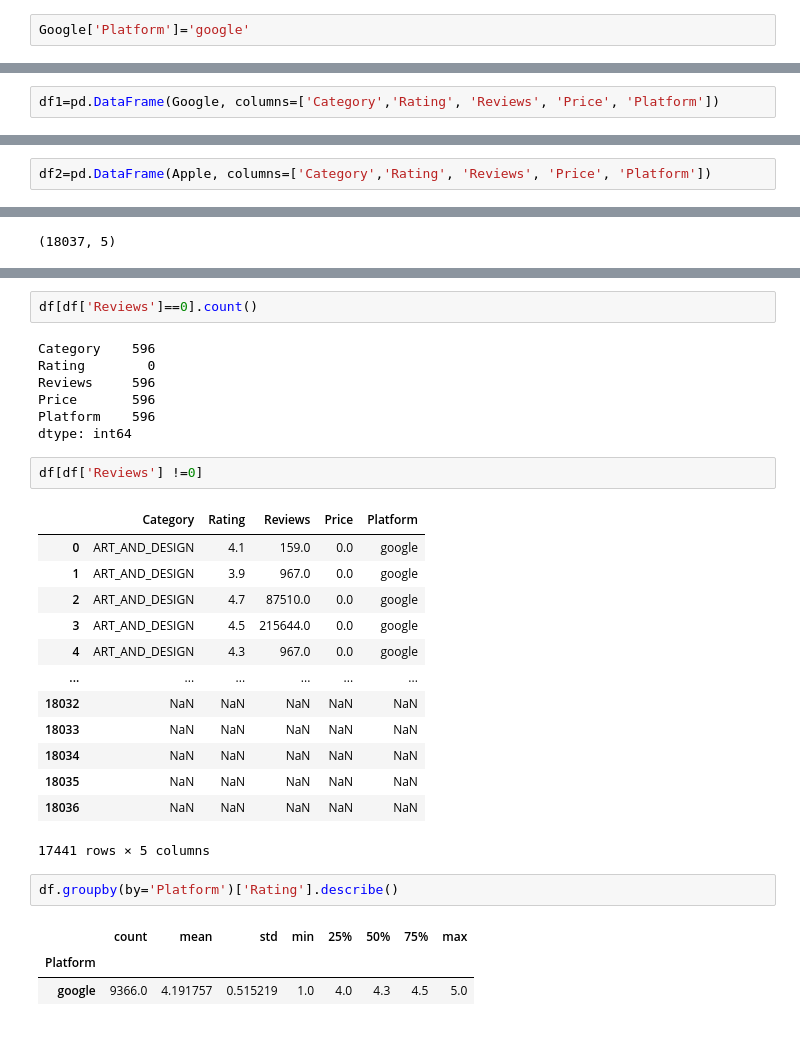
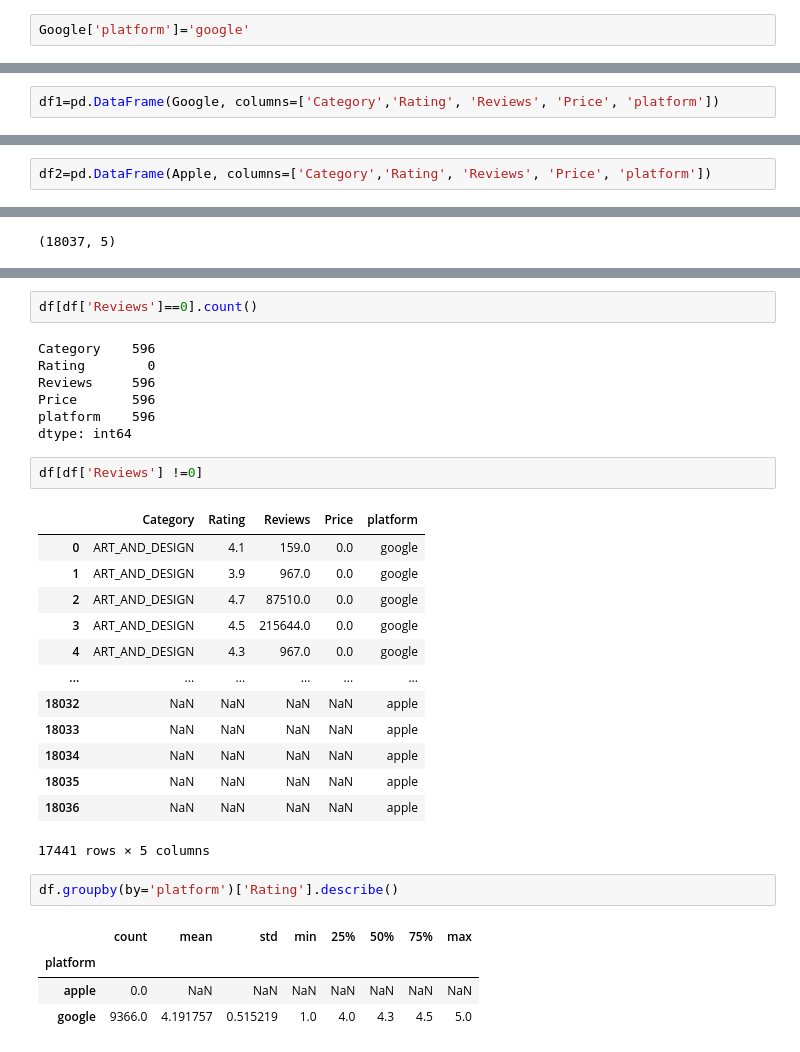
Before and after one commit to lfila19/Kugle_3., a Jupyter notebook: KUGLE_3.ipynb, the cells around one changed output, grey strips where cells are left out. Drawn from its saved outputs; the diff is of its cells as text.

```diff
--- a/KUGLE_3.ipynb
+++ b/KUGLE_3.ipynb
@@ -309,7 +309,7 @@ Google['Reviews']=pd.to_numeric(Google['Reviews'])
 # %%
 Apple['platform']='apple'
 # %%
-Google['Platform']='google'
+Google['platform']='google'
 # %%
 old_names=Apple.columns
 # %%
@@ -331,7 +331,7 @@ Apple.rename(columns={'prime_genre':'Category','user_rating':'Rating', 'rating_c
 | 7196 | Games | 5.0 | 3 | 0.00 | apple |
 7197 rows × 5 columns
 # %%
-df1=pd.DataFrame(Google, columns=['Category','Rating', 'Reviews', 'Price', 'Platform'])
+df1=pd.DataFrame(Google, columns=['Category','Rating', 'Reviews', 'Price', 'platform'])
 # %%
 Google.head()
 # %% [output]
@@ -342,7 +342,7 @@ Google.head()
 | 3 | ART_AND_DESIGN | 4.5 | 215644 | 0.0 | google |
 | 4 | ART_AND_DESIGN | 4.3 | 967 | 0.0 | google |
 # %%
-df2=pd.DataFrame(Apple, columns=['Category','Rating', 'Reviews', 'Price', 'Platform'])
+df2=pd.DataFrame(Apple, columns=['Category','Rating', 'Reviews', 'Price', 'platform'])
 # %%
 Apple.head()
 # %% [output]
@@ -418,27 +418,28 @@ Category    596
 Rating        0
 Reviews     596
 Price       596
-Platform    596
+platform    596
 dtype: int64
 # %%
 df[df['Reviews'] !=0]
 # %% [output]
-|  | Category | Rating | Reviews | Price | Platform |
+|  | Category | Rating | Reviews | Price | platform |
 | 0 | ART_AND_DESIGN | 4.1 | 159.0 | 0.0 | google |
 | 1 | ART_AND_DESIGN | 3.9 | 967.0 | 0.0 | google |
 | 2 | ART_AND_DESIGN | 4.7 | 87510.0 | 0.0 | google |
 | 3 | ART_AND_DESIGN | 4.5 | 215644.0 | 0.0 | google |
 | 4 | ART_AND_DESIGN | 4.3 | 967.0 | 0.0 | google |
 | ... | ... | ... | ... | ... | ... |
-| 18032 | NaN | NaN | NaN | NaN | NaN |
-| 18033 | NaN | NaN | NaN | NaN | NaN |
-| 18034 | NaN | NaN | NaN | NaN | NaN |
-| 18035 | NaN | NaN | NaN | NaN | NaN |
-| 18036 | NaN | NaN | NaN | NaN | NaN |
+| 18032 | NaN | NaN | NaN | NaN | apple |
+| 18033 | NaN | NaN | NaN | NaN | apple |
+| 18034 | NaN | NaN | NaN | NaN | apple |
+| 18035 | NaN | NaN | NaN | NaN | apple |
+| 18036 | NaN | NaN | NaN | NaN | apple |
 17441 rows × 5 columns
 # %%
-df.groupby(by='Platform')['Rating'].describe()
+df.groupby(by='platform')['Rating'].describe()
 # %% [output]
 |  | count | mean | std | min | 25% | 50% | 75% | max |
-| Platform |  |  |  |  |  |  |  |  |
+| platform |  |  |  |  |  |  |  |  |
+| apple | 0.0 | NaN | NaN | NaN | NaN | NaN | NaN | NaN |
 | google | 9366.0 | 4.191757 | 0.515219 | 1.0 | 4.0 | 4.3 | 4.5 | 5.0 |
```
Also changed, not shown: parts of 10 cells of this notebook.
